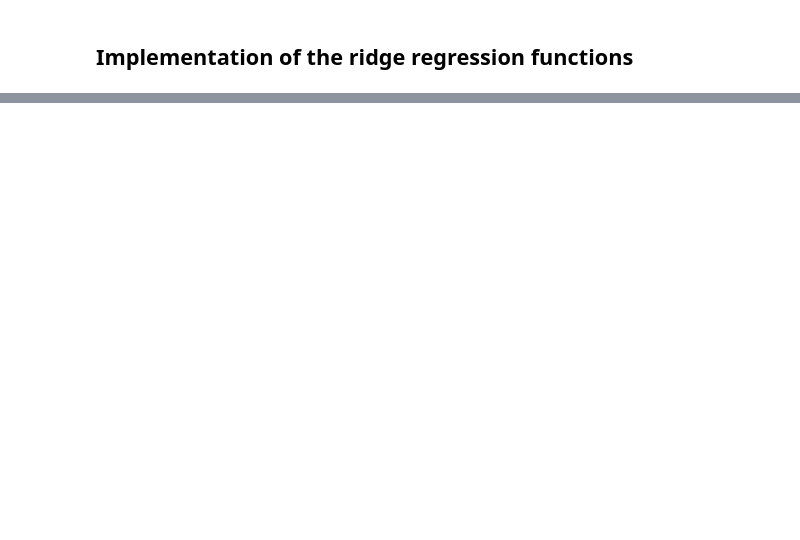
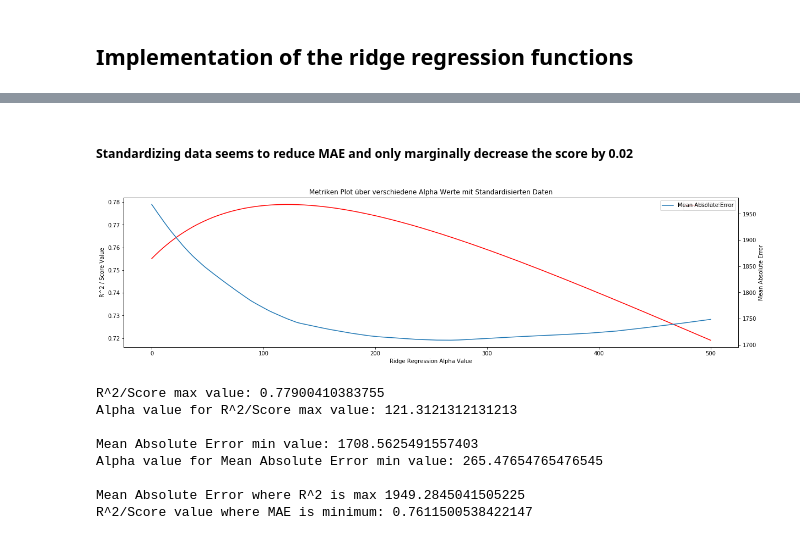
Before and after one commit to challenge-healthcare/regression, a Jupyter notebook: Main.ipynb, the cells around one changed output, grey strips where cells are left out. Saved outputs shown, nothing was run; the diff lists cells and outputs as text; code cells hidden in the pictures; blank space fills up the shorter version.

```diff
--- a/Main.ipynb
+++ b/Main.ipynb
@@ -176,0 +317,57 @@ array([-8640.98653598,   155.4508523 ,  2551.42848186,   244.00368619,
+# %% [markdown]
+##### Standardizing data seems to reduce MAE and only marginally decrease the score by 0.02
+# %%
+train_input_standardize = (train_input - np.mean(train_input, axis=0)) / np.std(train_input, axis=0)
+test_input_standardize = (test_input - np.mean(test_input, axis=0)) / np.std(test_input, axis=0)
+
+##instantiate regressor
+scoreArray = []
+maeArray = []
+
+alphaRange = np.linspace(0, 500, 10000)
+for i in alphaRange:
+    RidgeRegressor = RidgeRegression(opt_method='neq', alpha = i)
+    ridge1 = RidgeRegressor.fit(train_input_standardize, train_labels)
+
+    predics = RidgeRegressor.predict(test_input_standardize)
+    score = RidgeRegressor.score(test_labels, predics)
+    mae = RidgeRegressor.mae(test_labels, predics)
+    maeArray.append(mae)
+    scoreArray.append(score)
+
+
+plt.rcParams["figure.figsize"] = (20,5)
+
+fig1, ax1 = plt.subplots() # two axes on figure
+ax1.plot(alphaRange, scoreArray, label="R^2 / Score", color = "r")
+ax1.set_xlabel("Ridge Regression Alpha Value")
+ax1.set_ylabel("R^2 / Score Value")
+plt.legend()
+
+ax2 = ax1.twinx()
+ax2.plot(alphaRange, maeArray, label="Mean Absolute Error")
+ax2.set_xlabel("Ridge Regression Alpha Value")
+ax2.set_ylabel("Mean Absolute Error")
+
+plt.title("Metriken Plot über verschiedene Alpha Werte mit Standardisierten Daten")
+plt.legend()
+plt.show()
+
+print("R^2/Score max value:", np.amax(scoreArray))
+print("Alpha value for R^2/Score max value:", alphaRange[np.where(scoreArray == np.amax(scoreArray))][0])
+print("")
+print("Mean Absolute Error min value:", np.amin(maeArray))
+print("Alpha value for Mean Absolute Error min value:", alphaRange[np.where(maeArray == np.amin(maeArray))][0])
+print("")
+print("Mean Absolute Error where R^2 is max", maeArray[alphaRange[np.where(scoreArray == np.amax(scoreArray))][0].round(decimals=0).astype(np.int64)])
+print("R^2/Score value where MAE is minimum:", scoreArray[alphaRange[np.where(maeArray == np.amin(maeArray))][0].round(decimals=0).astype(np.int64)])
+# %% [output]
+[figure, added]
+R^2/Score max value: 0.77900410383755
+Alpha value for R^2/Score max value: 121.3121312131213
+
+Mean Absolute Error min value: 1708.5625491557403
+Alpha value for Mean Absolute Error min value: 265.47654765476545
+
+Mean Absolute Error where R^2 is max 1949.2845041505225
+R^2/Score value where MAE is minimum: 0.7611500538422147
```
Also changed, not shown: parts of 24 cells of this notebook.
